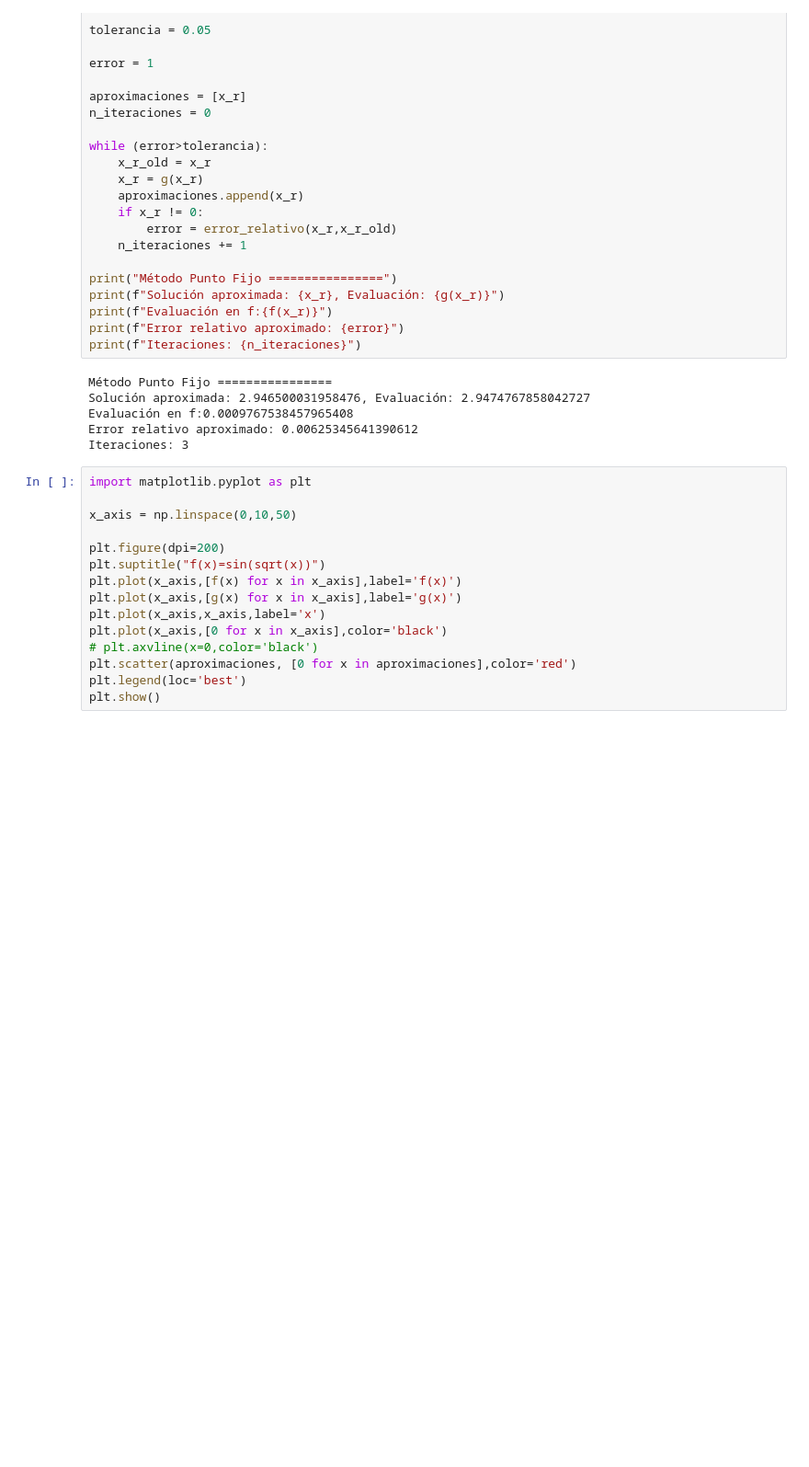
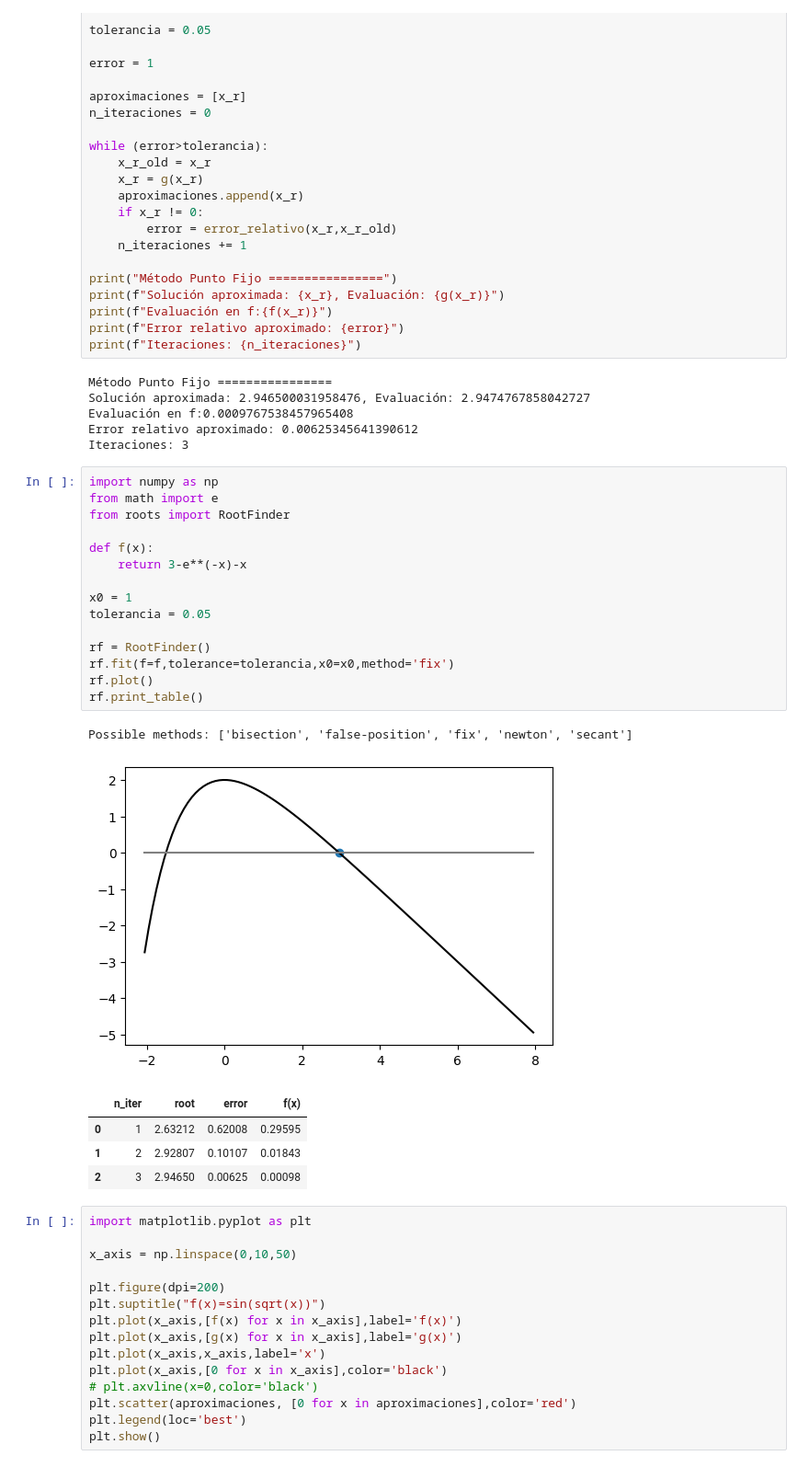
Before and after one commit to gmauricio-toledo/UNISON-teaching, a Jupyter notebook: MN-métodos-abiertos.ipynb, the cells around one changed output. Shown at 92% size. Drawn from its saved outputs; the diff is of its cells as text; blank space fills up the shorter version.

Commit message:
RootFinder working completely

```diff
--- a/MN-métodos-abiertos.ipynb
+++ b/MN-métodos-abiertos.ipynb
@@ -43,6 +43,28 @@ Solución aproximada: 2.946500031958476, Evaluación: 2.9474767858042727
 Evaluación en f:0.0009767538457965408
 Error relativo aproximado: 0.00625345641390612
 Iteraciones: 3
+# %%
+import numpy as np
+from math import e
+from roots import RootFinder
+
+def f(x):
+    return 3-e**(-x)-x
+
+x0 = 1
+tolerancia = 0.05
+
+rf = RootFinder()
+rf.fit(f=f,tolerance=tolerancia,x0=x0,method='fix')
+rf.plot()
+rf.print_table()
+# %% [output]
+Possible methods: ['bisection', 'false-position', 'fix', 'newton', 'secant']
+[figure, added]
+|  | n_iter | root | error | f(x) |
+| 0 | 1 | 2.63212 | 0.62008 | 0.29595 |
+| 1 | 2 | 2.92807 | 0.10107 | 0.01843 |
+| 2 | 3 | 2.94650 | 0.00625 | 0.00098 |
 # %%
 import matplotlib.pyplot as plt
 
```
Also changed, not shown: 6 other files.
